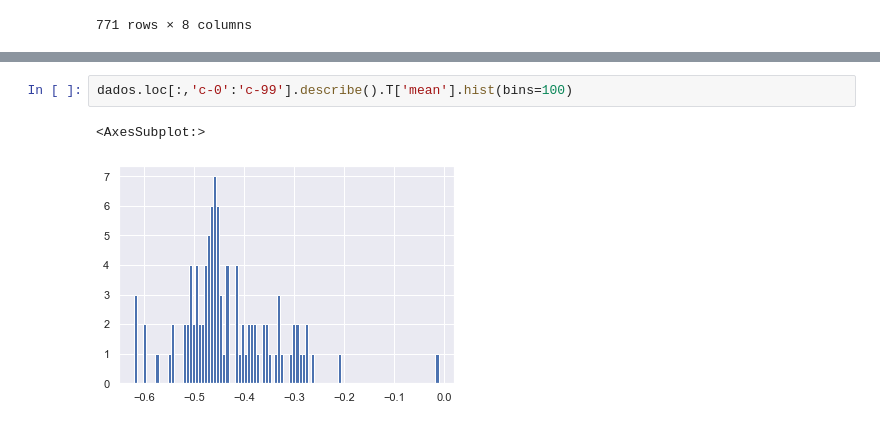
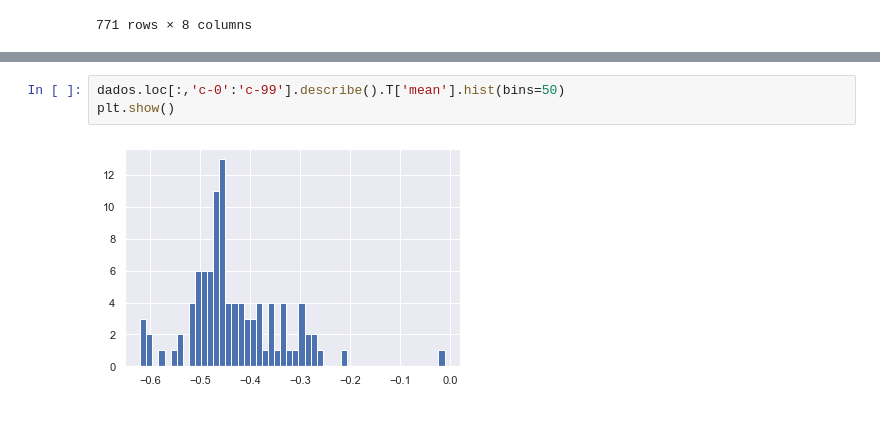
Before and after one commit to Tawfik-Metwally/Imersao_Dados, a Jupyter notebook: Importa_Dados.ipynb, the cells around one changed output, grey strips where cells are left out. Drawn from its saved outputs; the diff is of its cells as text.

```diff
--- a/Importa_Dados.ipynb
+++ b/Importa_Dados.ipynb
@@ -333,8 +319,8 @@ dados.loc[:,'g1':'g-771'].describe().T['mean'].hist(bins=50)
 [figure]
 # %%
-dados.loc[:,'c-0':'c-99'].describe().T['mean'].hist(bins=100)
+dados.loc[:,'c-0':'c-99'].describe().T['mean'].hist(bins=50)
+plt.show()
 # %% [output]
-<AxesSubplot:>
-[figure, old version]
+[figure, new version]
 # %%
 sns.boxplot(x='g0', data=dados)
```
Also changed, not shown: parts of 10 cells of this notebook.
